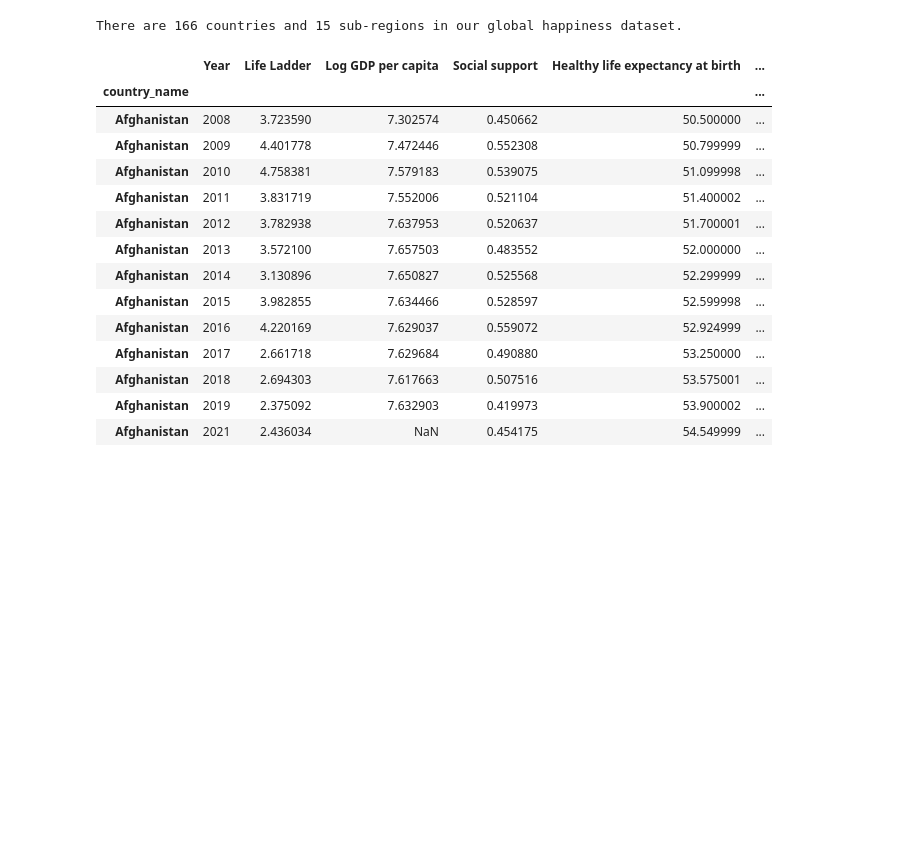
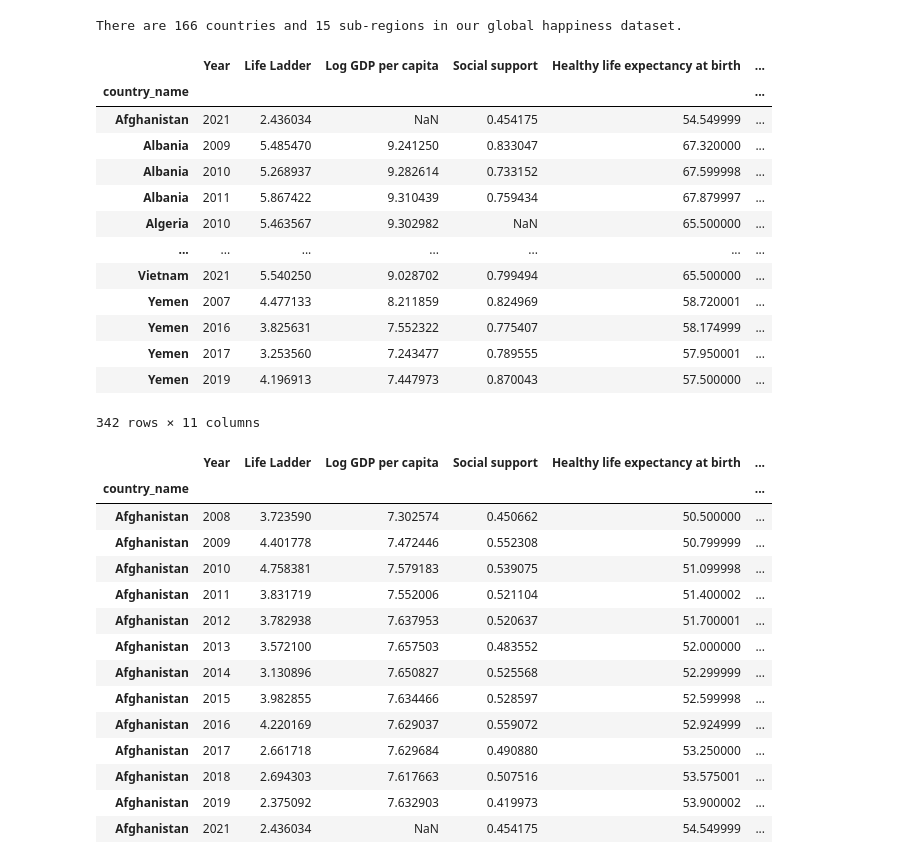
Before and after one commit to boz-tcm/happiness_atlas, a Jupyter notebook: Project_2_Neural_Nets.ipynb, the cells around one changed output. Saved outputs shown, nothing was run; the diff lists cells and outputs as text; code cells hidden in the pictures; blank space fills up the shorter version.

```diff
--- a/Project_2_Neural_Nets.ipynb
+++ b/Project_2_Neural_Nets.ipynb
@@ -227,16 +227,32 @@ There are 166 countries and 15 sub-regions in our global happiness dataset.
 # %%
 # Create copy of happiness_sub_regions_df prior to making any adjustments, such as filling nulls, in the primary dataset
 happiness_df_cleaning = happiness_sub_regions_df.copy()
 #display(happiness_df_clean)
 
-
-
+# # Pursued data handling methods for nulls in this notebook cell and the next, using such methods as backfill, forwardfill, \n
+# # and substituting with mean by columnn, however, the solutions were either generally inappropriate or impractical given time constraints, \n
+# # and therefore the methods in this and the next cell were abandoned in favor of blanket dropna() for the time-being to complete first-pass modeling.
 
 # # Determine averages by sub-region and year for each field that we may use as proxies to replace feature \n
 # # nulls by country and year.
 # # Filter happiness DataFrame for rows that have one or more nulls:
-# happiness_nulls_df = happiness_df[happiness_df.isnull().any(axis=1)]
-# display(happiness_nulls_df)
+happiness_nulls_df = happiness_df[happiness_df.isnull().any(axis=1)]
+display(happiness_nulls_df)
+# %% [output]
+|  | Year | Life Ladder | Log GDP per capita | Social support | Healthy life expectancy at birth | ... |
+| country_name |  |  |  |  |  | ... |
+| Afghanistan | 2021 | 2.436034 | NaN | 0.454175 | 54.549999 | ... |
+| Albania | 2009 | 5.485470 | 9.241250 | 0.833047 | 67.320000 | ... |
+| Albania | 2010 | 5.268937 | 9.282614 | 0.733152 | 67.599998 | ... |
+| Albania | 2011 | 5.867422 | 9.310439 | 0.759434 | 67.879997 | ... |
+| Algeria | 2010 | 5.463567 | 9.302982 | NaN | 65.500000 | ... |
+| ... | ... | ... | ... | ... | ... | ... |
+| Vietnam | 2021 | 5.540250 | 9.028702 | 0.799494 | 65.500000 | ... |
+| Yemen | 2007 | 4.477133 | 8.211859 | 0.824969 | 58.720001 | ... |
+| Yemen | 2016 | 3.825631 | 7.552322 | 0.775407 | 58.174999 | ... |
+| Yemen | 2017 | 3.253560 | 7.243477 | 0.789555 | 57.950001 | ... |
+| Yemen | 2019 | 4.196913 | 7.447973 | 0.870043 | 57.500000 | ... |
+342 rows × 11 columns
 # %%
 
 #display(happiness_df_clean[happiness_df_clean['Log GDP per capita'].isnull()])
```
Also changed, not shown: parts of 6 cells of this notebook.
